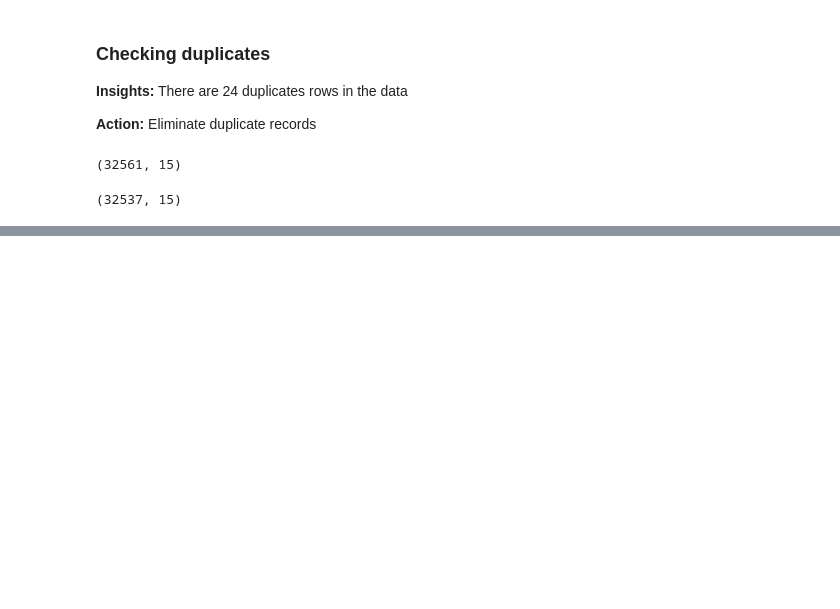
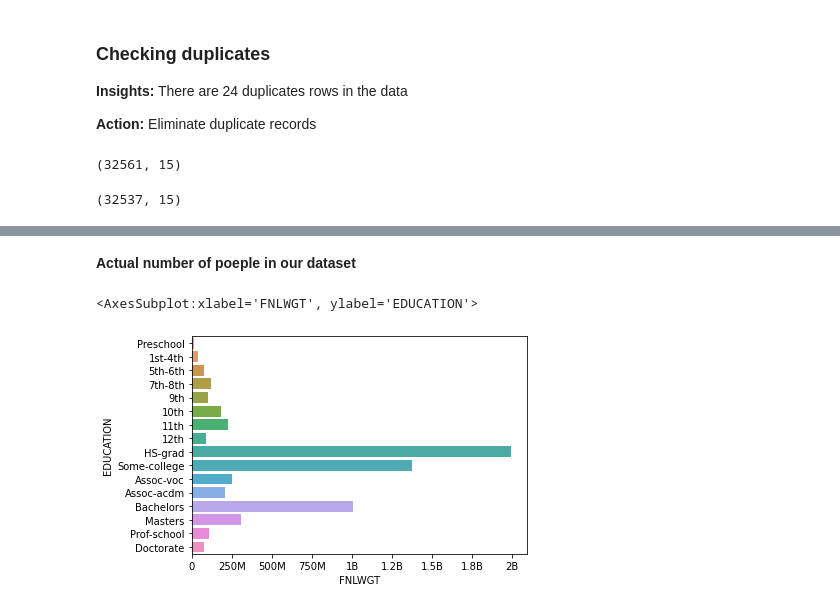
Before and after one commit to priyasharma1908/Income_Classification, a Jupyter notebook: Income_Classification.ipynb, the cells around one changed output, grey strips where cells are left out. Drawn from its saved outputs; the diff is of its cells as text; code cells hidden in the pictures; blank space fills up the shorter version.

```diff
--- a/Income_Classification.ipynb
+++ b/Income_Classification.ipynb
@@ -391,0 +454,18 @@ data.drop_duplicates(inplace = True)
+# %%
+order_list = ['Preschool', '1st-4th', '5th-6th', '7th-8th', '9th', '10th', '11th', '12th', 'HS-grad', 'Some-college',
+              'Assoc-voc', 'Assoc-acdm', 'Bachelors', 'Masters', 'Prof-school', 'Doctorate']
+# %%
+custom_dict = {order_list[i]: i for i in range(len(order_list))}
+# %%
+education_df = pd.DataFrame(data.groupby(['EDUCATION'])['FNLWGT'].agg('sum')).reset_index().\
+               sort_values(by = ['EDUCATION'], key = lambda x: x.map(custom_dict)).reset_index(drop = True)
+# %% [markdown]
+**Actual number of poeple in our dataset**
+# %%
+plt.ticklabel_format(style = 'plain', axis = 'x')
+ax = plt.gca()
+ax.xaxis.set_major_formatter(tick.FuncFormatter(reformat_large_tick_values))
+sns.barplot(y = 'EDUCATION', x = 'FNLWGT', data = education_df, order = order_list)
+# %% [output]
+<AxesSubplot:xlabel='FNLWGT', ylabel='EDUCATION'>
+[figure, added]
```
Also changed, not shown: parts of 57 cells of this notebook.
